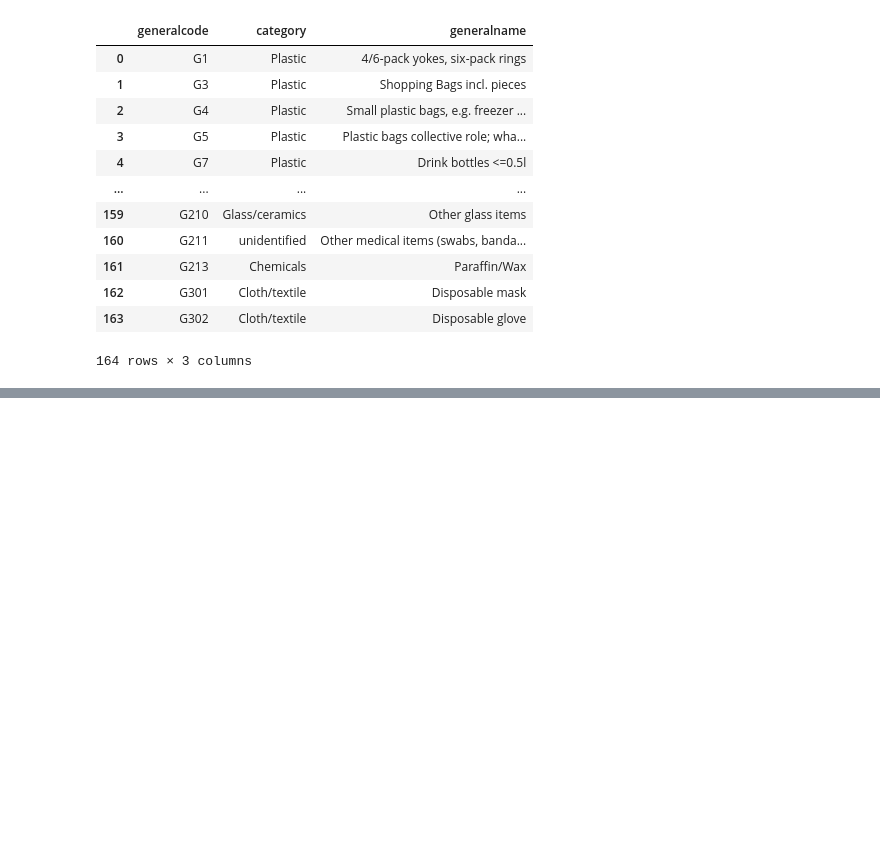
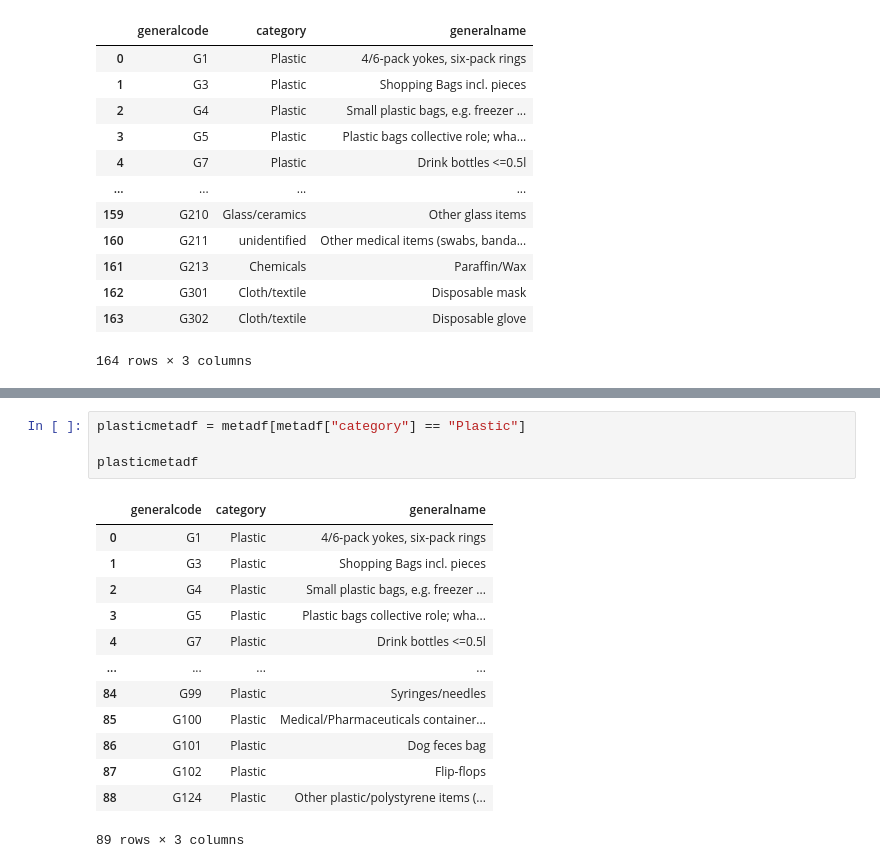
Before and after one commit to mariavanv/367Final, a Jupyter notebook: Messy.ipynb, the cells around one changed output, grey strips where cells are left out. Drawn from its saved outputs; the diff is of its cells as text; blank space fills up the shorter version.

```diff
--- a/Messy.ipynb
+++ b/Messy.ipynb
@@ -42,0 +93,18 @@ metadf[]
+# %%
+plasticmetadf = metadf[metadf["category"] == "Plastic"]
+
+plasticmetadf
+# %% [output]
+|  | generalcode | category | generalname |
+| 0 | G1 | Plastic | 4/6-pack yokes, six-pack rings |
+| 1 | G3 | Plastic | Shopping Bags incl. pieces |
+| 2 | G4 | Plastic | Small plastic bags, e.g. freezer ... |
+| 3 | G5 | Plastic | Plastic bags collective role; wha... |
+| 4 | G7 | Plastic | Drink bottles <=0.5l |
+| ... | ... | ... | ... |
+| 84 | G99 | Plastic | Syringes/needles |
+| 85 | G100 | Plastic | Medical/Pharmaceuticals container... |
+| 86 | G101 | Plastic | Dog feces bag |
+| 87 | G102 | Plastic | Flip-flops |
+| 88 | G124 | Plastic | Other plastic/polystyrene items (... |
+89 rows × 3 columns
```
Also changed, not shown: parts of 10 cells of this notebook.
